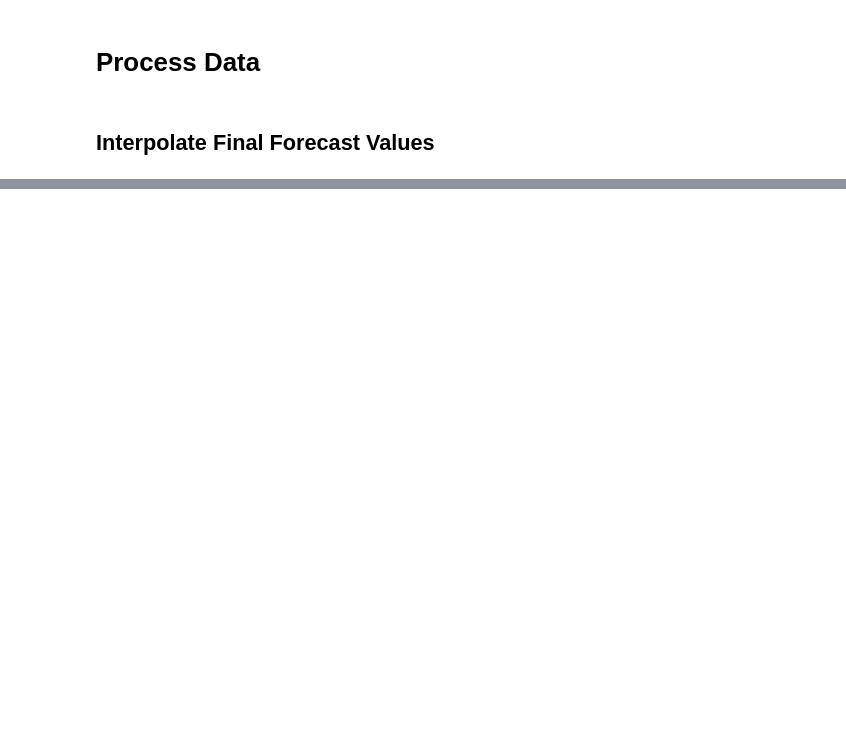
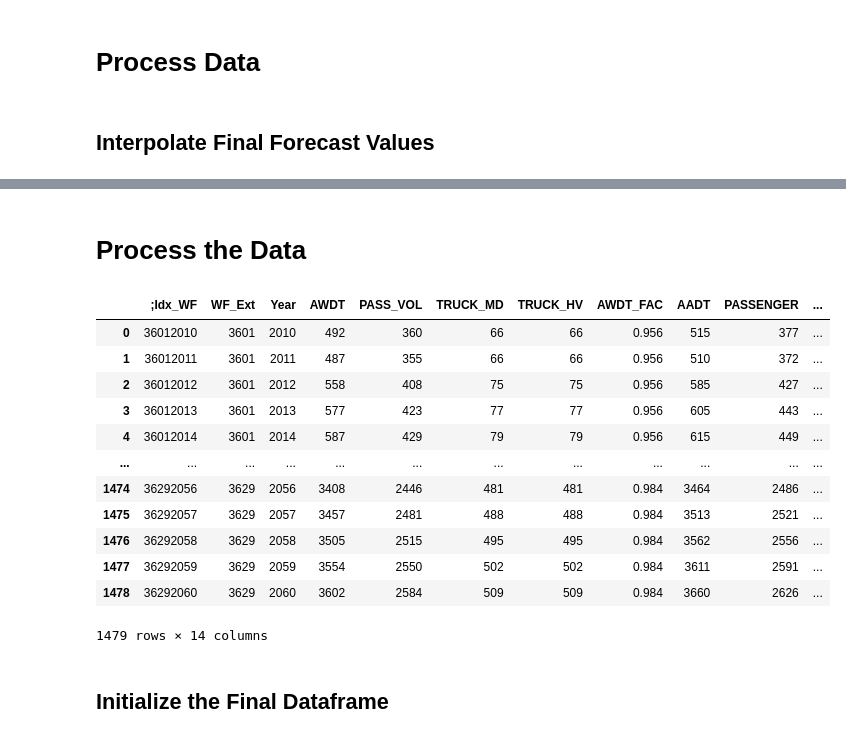
Before and after one commit to WFRCAnalytics/TDM-INP-External-Forecasts, a Jupyter notebook: 5-Export-Data.ipynb, the cells around one changed output, grey strips where cells are left out. Cells and saved outputs as stored; diff of their text form; code cells hidden in the pictures; blank space fills up the shorter version.

```diff
--- a/5-Export-Data.ipynb
+++ b/5-Export-Data.ipynb
@@ -84,0 +130,24 @@ print(final_df_with_both.head(15))
+# %% [markdown]
+# Process the Data
+# %%
+df_external_year = pd.read_csv(
+    r"archive/v900/external_year_vol.csv"
+)
+
+df_external_year
+# %% [output]
+|  | ;Idx_WF | WF_Ext | Year | AWDT | PASS_VOL | TRUCK_MD | TRUCK_HV | AWDT_FAC | AADT | PASSENGER | ... |
+| 0 | 36012010 | 3601 | 2010 | 492 | 360 | 66 | 66 | 0.956 | 515 | 377 | ... |
+| 1 | 36012011 | 3601 | 2011 | 487 | 355 | 66 | 66 | 0.956 | 510 | 372 | ... |
+| 2 | 36012012 | 3601 | 2012 | 558 | 408 | 75 | 75 | 0.956 | 585 | 427 | ... |
+| 3 | 36012013 | 3601 | 2013 | 577 | 423 | 77 | 77 | 0.956 | 605 | 443 | ... |
+| 4 | 36012014 | 3601 | 2014 | 587 | 429 | 79 | 79 | 0.956 | 615 | 449 | ... |
+| ... | ... | ... | ... | ... | ... | ... | ... | ... | ... | ... | ... |
+| 1474 | 36292056 | 3629 | 2056 | 3408 | 2446 | 481 | 481 | 0.984 | 3464 | 2486 | ... |
+| 1475 | 36292057 | 3629 | 2057 | 3457 | 2481 | 488 | 488 | 0.984 | 3513 | 2521 | ... |
+| 1476 | 36292058 | 3629 | 2058 | 3505 | 2515 | 495 | 495 | 0.984 | 3562 | 2556 | ... |
+| 1477 | 36292059 | 3629 | 2059 | 3554 | 2550 | 502 | 502 | 0.984 | 3611 | 2591 | ... |
+| 1478 | 36292060 | 3629 | 2060 | 3602 | 2584 | 509 | 509 | 0.984 | 3660 | 2626 | ... |
+1479 rows × 14 columns
+# %% [markdown]
+## Initialize the Final Dataframe
```
Also changed, not shown: parts of 31 cells of this notebook, 8 other files.
